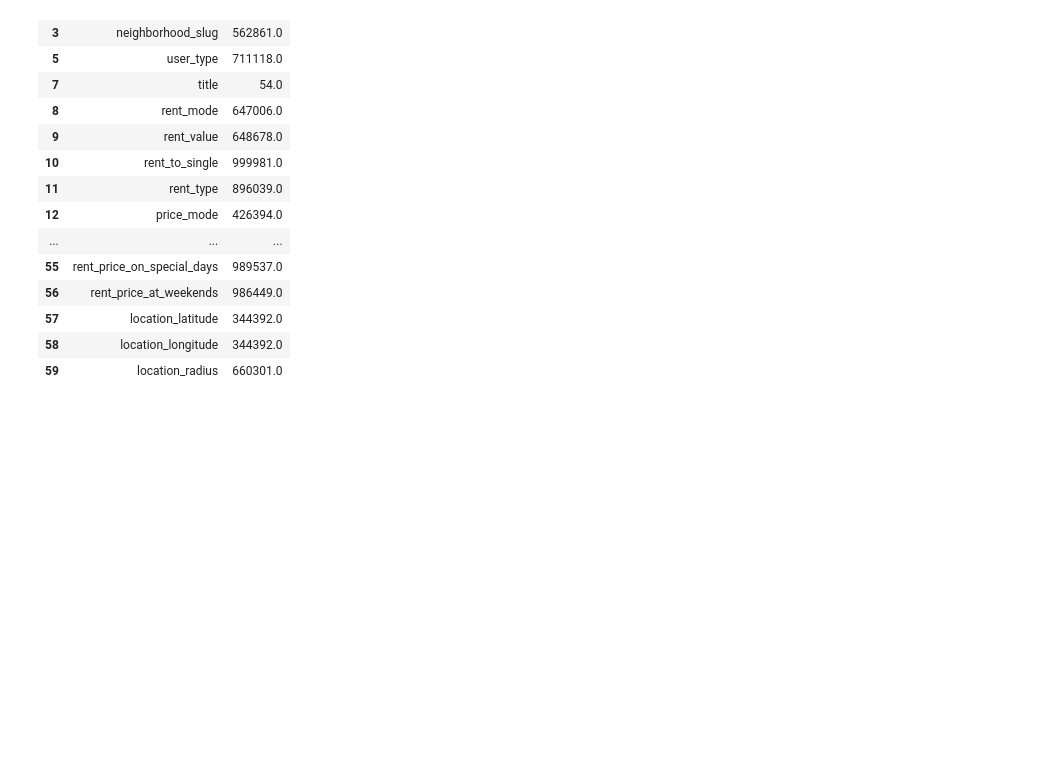
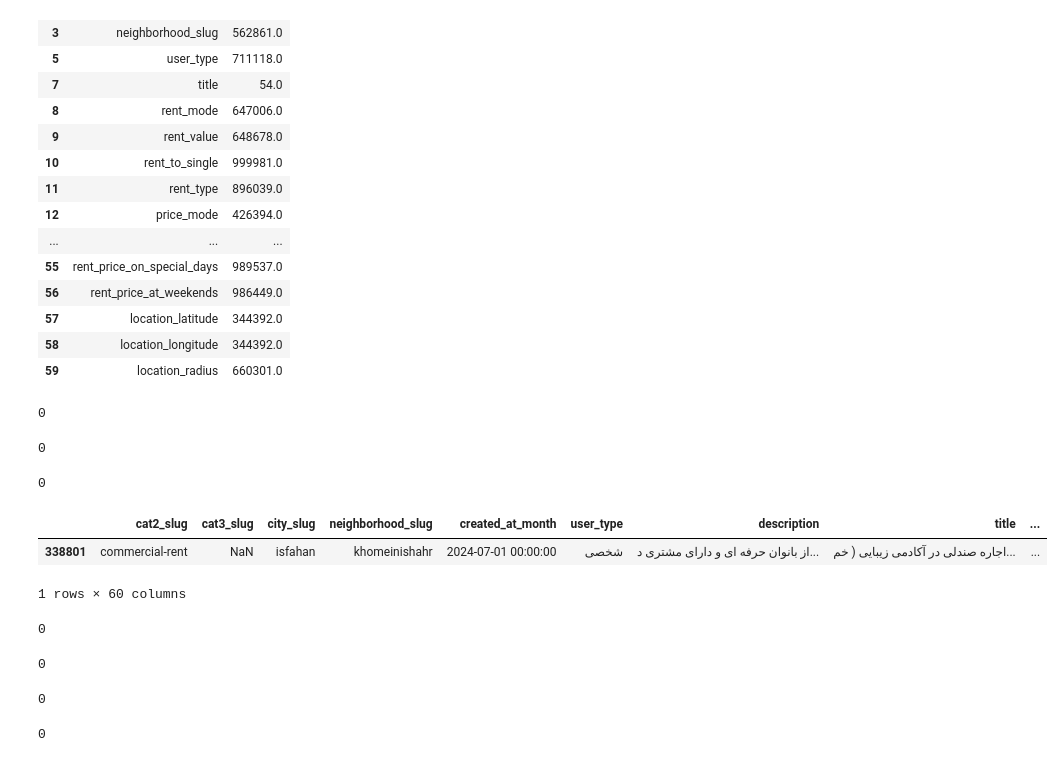
Before and after one commit to sajjadesmaili/divar-analysis, a Jupyter notebook: src/eda.ipynb, the cells around one changed output. Drawn from its saved outputs; the diff is of its cells as text; code cells hidden in the pictures; blank space fills up the shorter version.

```diff
--- a/src/eda.ipynb
+++ b/src/eda.ipynb
@@ -85,8 +85,50 @@ All Columns and Rows (1000000, 60)
 | 57 | location_latitude | 344392.0 |
 | 58 | location_longitude | 344392.0 |
 | 59 | location_radius | 660301.0 |
+# %%
+df["neighborhood_slug"].nunique()
+set(df["neighborhood_slug"])
+df.loc[df["neighborhood_slug"].isnull(),"neighborhood_slug"] = "Uncertain"
+print(df["neighborhood_slug"].isnull().sum())
+# %% [output]
+0
 # %%
-# # handel null values
-# set(df["user_type"])
-# df.loc[df["user_type"].isnull(),"user_type"] = "مشخص نشده"
-# df.isnull().sum()
+# handel null values
+set(df["user_type"])
+df.loc[df["user_type"].isnull(),"user_type"] = "مشخص نشده"
+print(df["user_type"].isnull().sum())
+# %% [output]
+0
+# %%
+
+# handel null values
+set(df["title"])
+df.loc[df["title"].isnull(),"title"] = "مشخص نشده"
+print(df["title"].isnull().sum())
+# %% [output]
+0
+# %%
+df[df["cat3_slug"].isnull()]
+# %% [output]
+|  | cat2_slug | cat3_slug | city_slug | neighborhood_slug | created_at_month | user_type | description | title | ... |
+| 338801 | commercial-rent | NaN | isfahan | khomeinishahr | 2024-07-01 00:00:00 | شخصی | از بانوان حرفه ای و دارای مشتری د... | اجاره صندلی در آکادمی زیبایی ( خم... | ... |
+1 rows × 60 columns
+# %%
+handle_cat_3 = df[(df["cat2_slug"] == 'commercial-rent') & (df["city_slug"] == 'isfahan') & (df["neighborhood_slug"] == 'khomeinishahr' )]
+df.loc[df["cat3_slug"].isnull() , "cat3_slug" ] = handle_cat_3["cat3_slug"].mode().values[0]
+print(df["cat3_slug"].isnull().sum())
+# %% [output]
+0
+# %%
+df = df.dropna(subset=['city_slug'])
+
+# بررسی اینکه آیا ردیف‌ها درست حذف شدند
+print(df['city_slug'].isnull().sum())  # باید 0 چاپ شود
+# %% [output]
+0
+# %%
+df.loc[df["rent_mode"].isnull(), "rent_mode"] = "مشخص نشده"
+# بررسی اینکه آیا ردیف‌ها درست حذف شدند
+print(df['rent_mode'].isnull().sum())  # باید 0 چاپ شود
+# %% [output]
+0
@@ -92,0 +138,5 @@ All Columns and Rows (1000000, 60)
+# %%
+# بررسی اینکه آیا ردیف‌ها درست حذف شدند
+print(df['city_slug'].isnull().sum())  # باید 0 چاپ شود
+# %% [output]
+0
```
Also changed, not shown: parts of 13 cells of this notebook.
